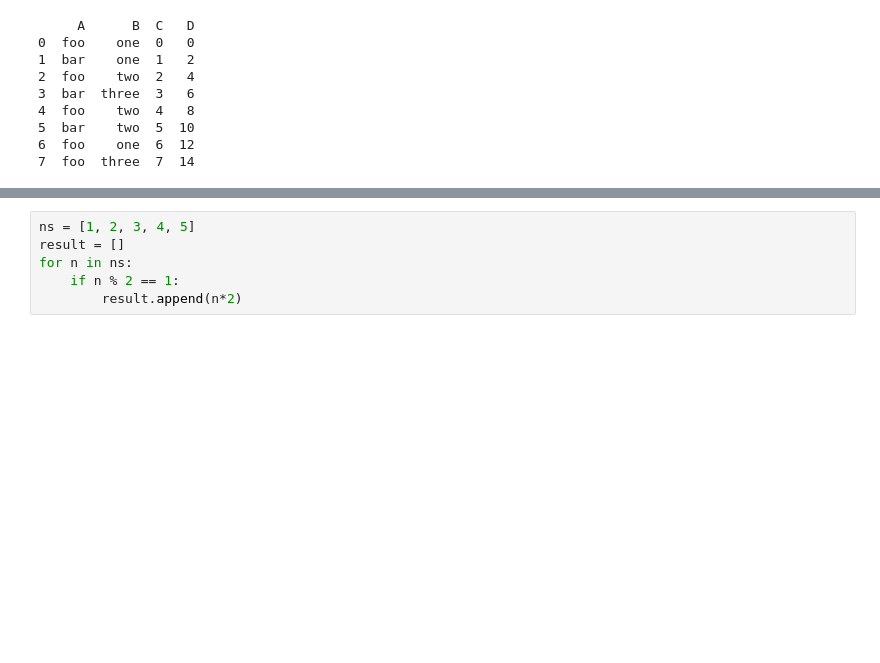
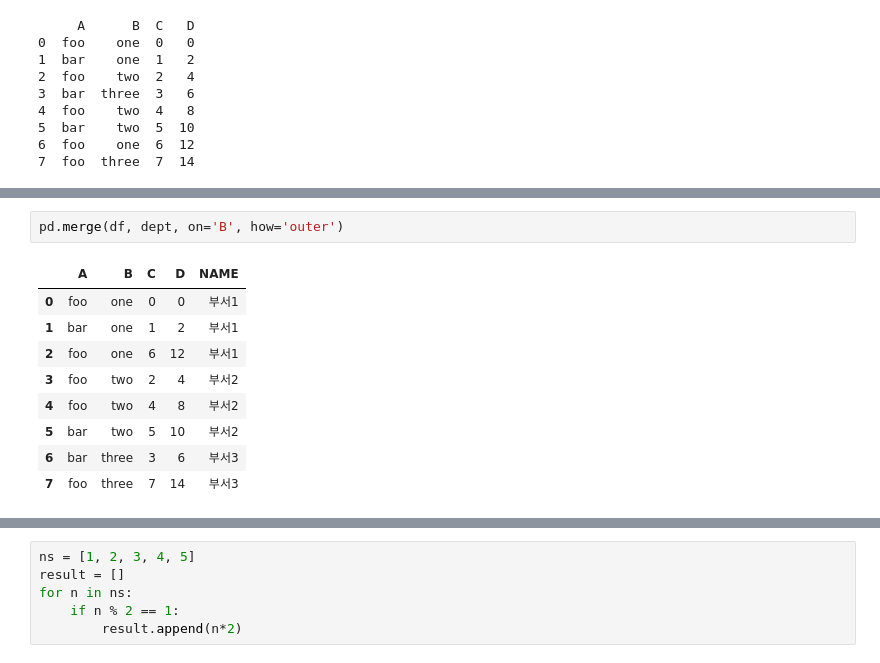
Before and after one commit to primekjt/JupyterFolder, a Jupyter notebook: Untitled1.ipynb, the cells around one changed output, grey strips where cells are left out. Cells and saved outputs as stored; diff of their text form; blank space fills up the shorter version.

```diff
--- a/Untitled1.ipynb
+++ b/Untitled1.ipynb
@@ -57,0 +38,12 @@ pandas.core.frame.DataFrame
+# %%
+pd.merge(df, dept, on='B', how='outer')
+# %% [output]
+|  | A | B | C | D | NAME |
+| 0 | foo | one | 0 | 0 | 부서1 |
+| 1 | bar | one | 1 | 2 | 부서1 |
+| 2 | foo | one | 6 | 12 | 부서1 |
+| 3 | foo | two | 2 | 4 | 부서2 |
+| 4 | foo | two | 4 | 8 | 부서2 |
+| 5 | bar | two | 5 | 10 | 부서2 |
+| 6 | bar | three | 3 | 6 | 부서3 |
+| 7 | foo | three | 7 | 14 | 부서3 |
```
Also changed, not shown: parts of 9 cells of this notebook, 1 other file.
